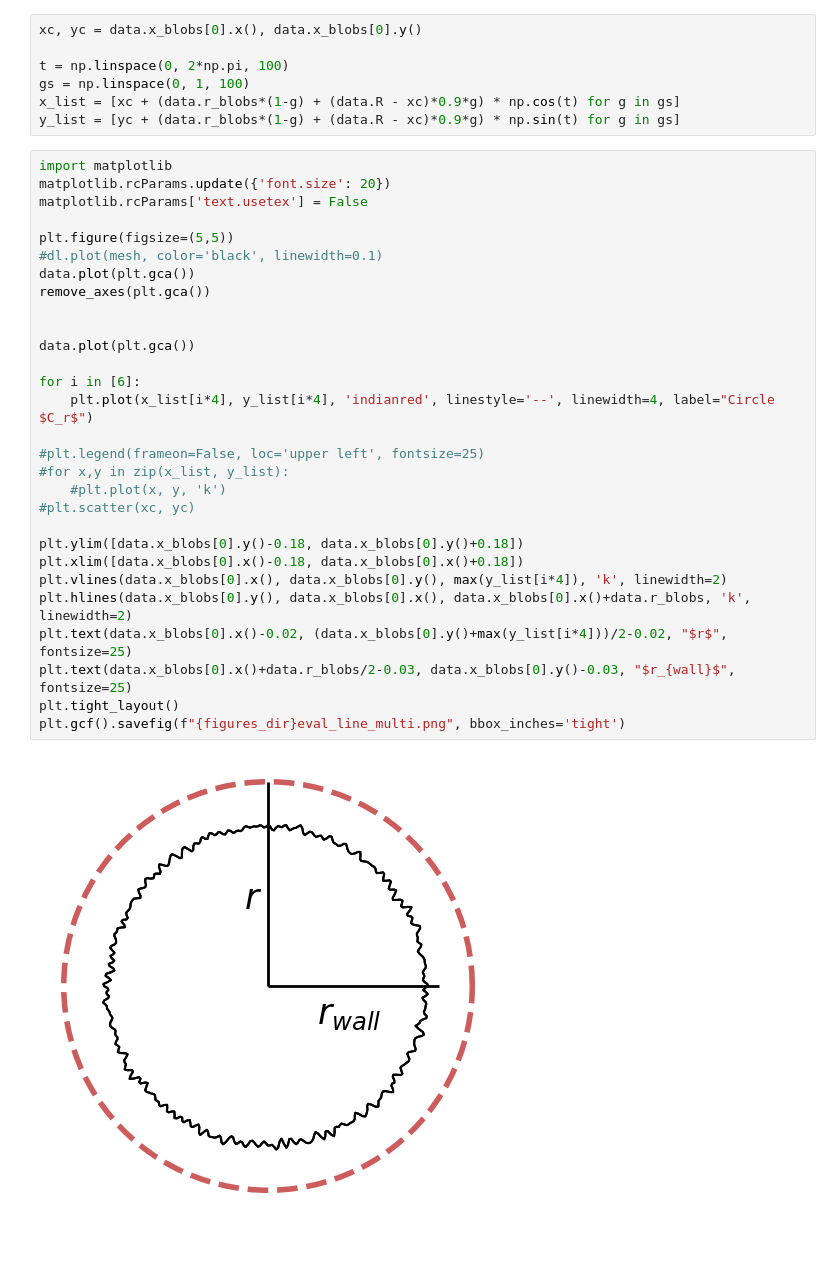
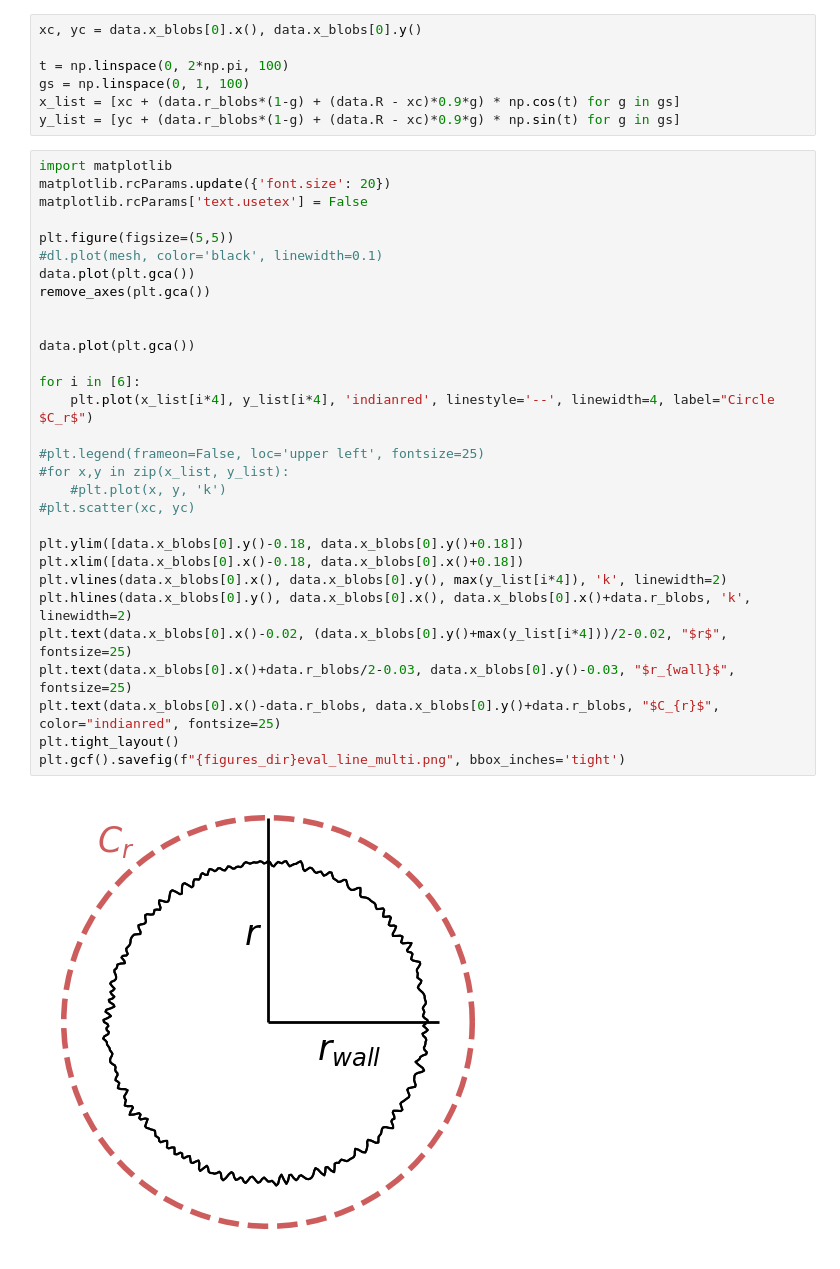
Before and after one commit to emastr/deep-micro-slip-model, a Jupyter notebook: notebooks/part30_paper_runs/hmm_fem/part33_draw_eval_circles.ipynb, the cells around one changed output. Saved outputs shown, nothing was run; the diff lists cells and outputs as text.

```diff
--- a/notebooks/part30_paper_runs/hmm_fem/part33_draw_eval_circles.ipynb
+++ b/notebooks/part30_paper_runs/hmm_fem/part33_draw_eval_circles.ipynb
@@ -270,34 +270,35 @@ y_list = [yc + (data.r_blobs*(1-g) + (data.R - xc)*0.9*g) * np.sin(t) for g in g
 # %%
 import matplotlib
 matplotlib.rcParams.update({'font.size': 20})
 matplotlib.rcParams['text.usetex'] = False
 
 plt.figure(figsize=(5,5))
 #dl.plot(mesh, color='black', linewidth=0.1)
 data.plot(plt.gca())
 remove_axes(plt.gca())
 
 
 data.plot(plt.gca())
 
 for i in [6]:
     plt.plot(x_list[i*4], y_list[i*4], 'indianred', linestyle='--', linewidth=4, label="Circle $C_r$")
 
 #plt.legend(frameon=False, loc='upper left', fontsize=25)
 #for x,y in zip(x_list, y_list):
     #plt.plot(x, y, 'k')
 #plt.scatter(xc, yc)
 
 plt.ylim([data.x_blobs[0].y()-0.18, data.x_blobs[0].y()+0.18])
 plt.xlim([data.x_blobs[0].x()-0.18, data.x_blobs[0].x()+0.18])
 plt.vlines(data.x_blobs[0].x(), data.x_blobs[0].y(), max(y_list[i*4]), 'k', linewidth=2)
 plt.hlines(data.x_blobs[0].y(), data.x_blobs[0].x(), data.x_blobs[0].x()+data.r_blobs, 'k', linewidth=2)
 plt.text(data.x_blobs[0].x()-0.02, (data.x_blobs[0].y()+max(y_list[i*4]))/2-0.02, "$r$", fontsize=25)
 plt.text(data.x_blobs[0].x()+data.r_blobs/2-0.03, data.x_blobs[0].y()-0.03, "$r_{wall}$", fontsize=25)
+plt.text(data.x_blobs[0].x()-data.r_blobs, data.x_blobs[0].y()+data.r_blobs, "$C_{r}$", color="indianred", fontsize=25)
 plt.tight_layout()
 plt.gcf().savefig(f"{figures_dir}eval_line_multi.png", bbox_inches='tight')
 # %% [output]
-[figure, old version]
+[figure, new version]
 # %%
 import matplotlib
 matplotlib.rcParams.update({'font.size': 20})
```
Also changed, not shown: parts of 2 cells of this notebook, 5 other files.
